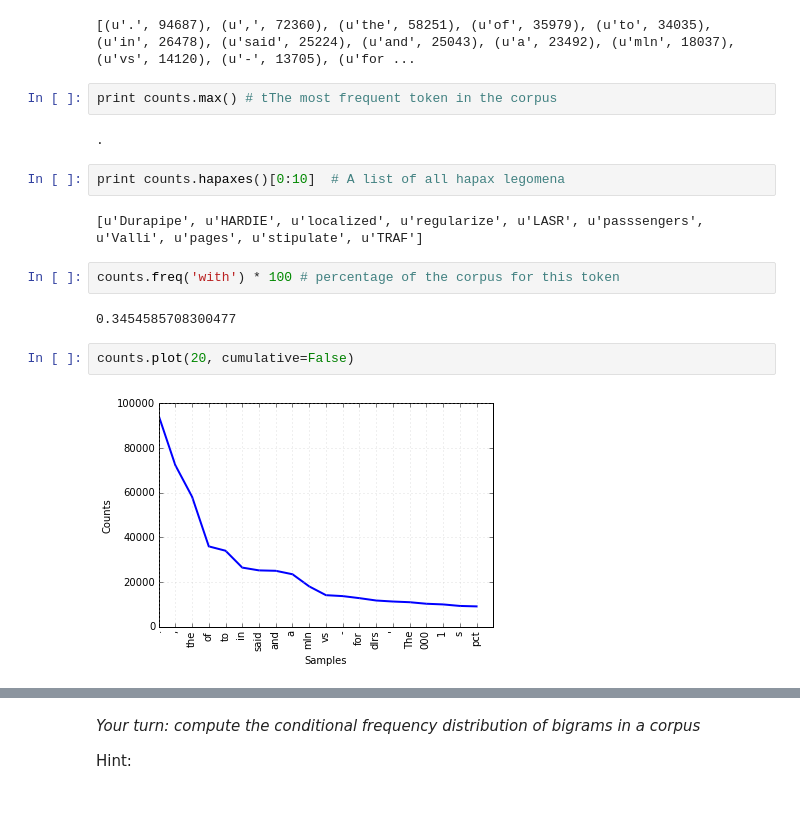
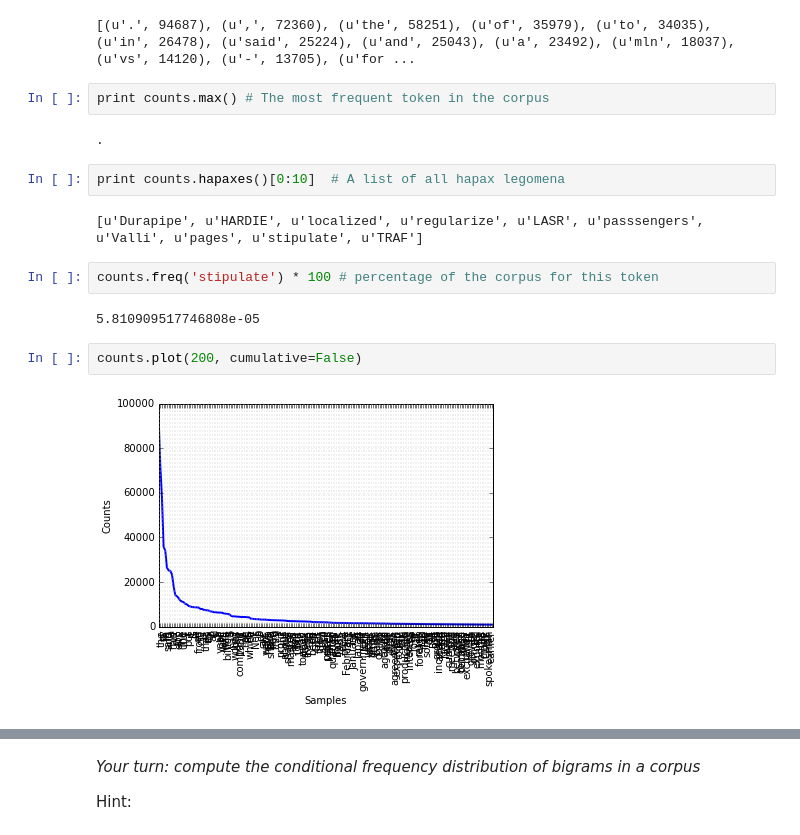
Before and after one commit to DistrictDataLabs/intro-to-nltk, a Jupyter notebook: NLP with NLTK.ipynb, the cells around one changed output, grey strips where cells are left out. Cells and saved outputs as stored; diff of their text form; blank space fills up the shorter version.

```diff
--- a/NLP with NLTK.ipynb
+++ b/NLP with NLTK.ipynb
@@ -273,7 +268,7 @@ print counts.most_common(40)  # The n most common tokens in the corpus
 # %% [output]
 [(u'.', 94687), (u',', 72360), (u'the', 58251), (u'of', 35979), (u'to', 34035), (u'in', 26478), (u'said', 25224), (u'and', 25043), (u'a', 23492), (u'mln', 18037), (u'vs', 14120), (u'-', 13705), (u'for ...
 # %%
-print counts.max() # tThe most frequent token in the corpus
+print counts.max() # The most frequent token in the corpus
 # %% [output]
 .
 # %%
@@ -281,13 +276,13 @@ print counts.hapaxes()[0:10]  # A list of all hapax legomena
 # %% [output]
 [u'Durapipe', u'HARDIE', u'localized', u'regularize', u'LASR', u'passsengers', u'Valli', u'pages', u'stipulate', u'TRAF']
 # %%
-counts.freq('with') * 100 # percentage of the corpus for this token
+counts.freq('stipulate') * 100 # percentage of the corpus for this token
 # %% [output]
-0.3454585708300477
+5.810909517746808e-05
 # %%
-counts.plot(20, cumulative=False)
+counts.plot(200, cumulative=False)
 # %% [output]
-[figure, old version]
+[figure, new version]
 # %%
 from itertools import chain
 
```
Also changed, not shown: parts of 12 cells of this notebook, 5 other files.
